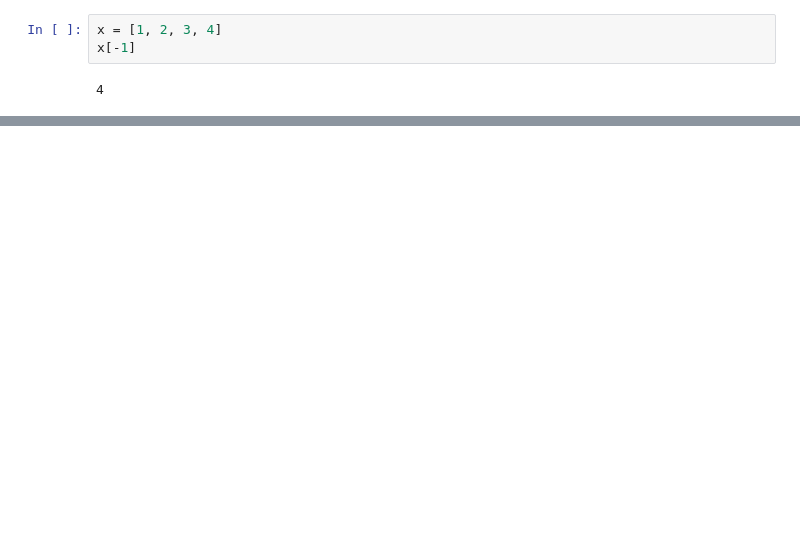
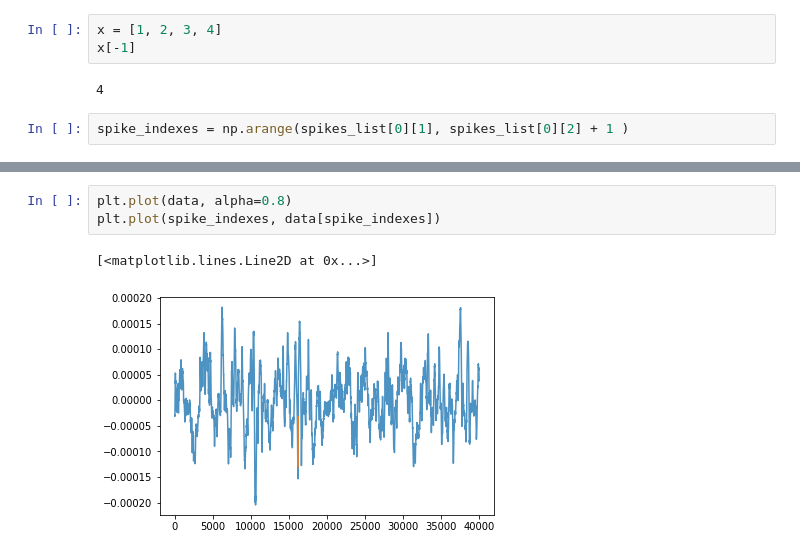
Before and after one commit to The1per/spikes_notebooks, a Jupyter notebook: detector.ipynb, the cells around one changed output, grey strips where cells are left out. Saved outputs shown, nothing was run; the diff lists cells and outputs as text; blank space fills up the shorter version.

```diff
--- a/detector.ipynb
+++ b/detector.ipynb
@@ -154,3 +153,5 @@ x = [1, 2, 3, 4]
 x[-1]
 # %% [output]
 4
+# %%
+spike_indexes = np.arange(spikes_list[0][1], spikes_list[0][2] + 1 )
@@ -156,0 +167,6 @@ x[-1]
+# %%
+plt.plot(data, alpha=0.8)
+plt.plot(spike_indexes, data[spike_indexes])
+# %% [output]
+[<matplotlib.lines.Line2D at 0x...>]
+[figure, added]
```
Also changed, not shown: parts of 7 cells of this notebook.
